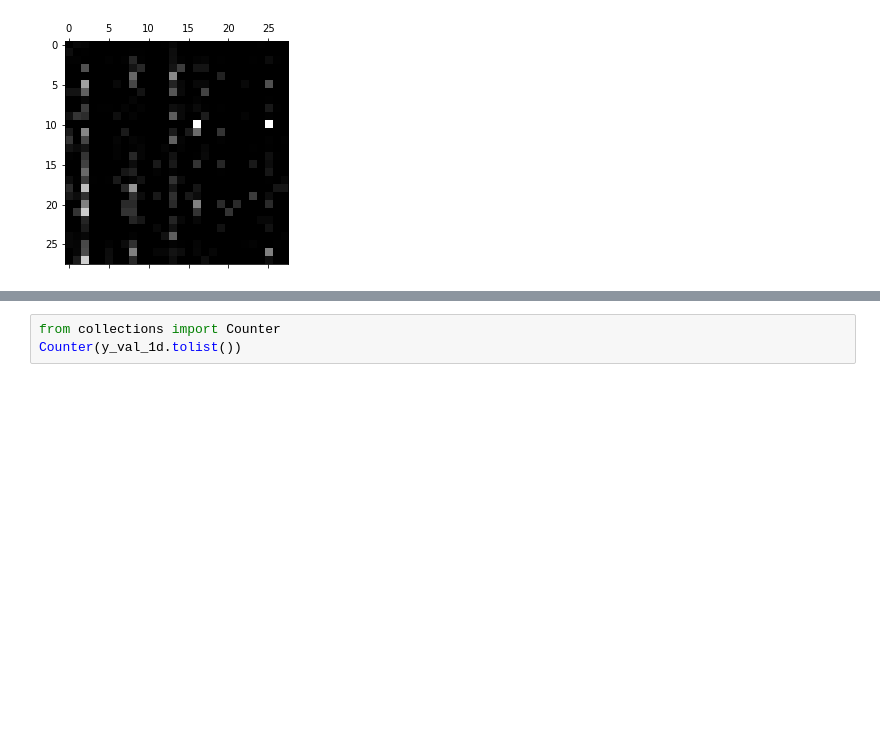
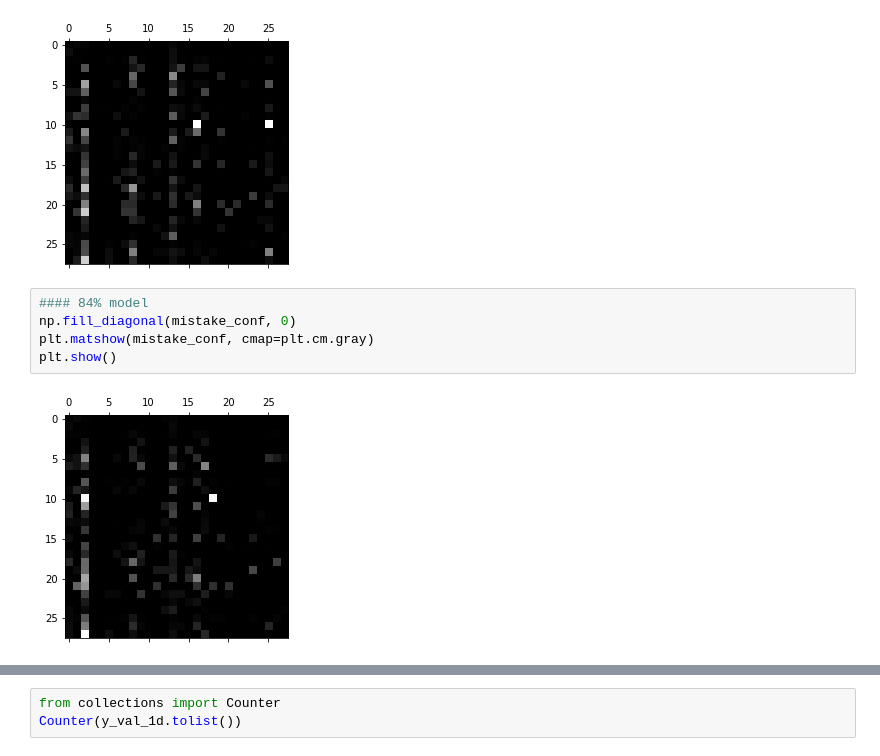
Before and after one commit to ChrisJtron/Marine_CNN, a Jupyter notebook: SpeciesConfusionMatrices.ipynb, the cells around one changed output, grey strips where cells are left out. Saved outputs shown, nothing was run; the diff lists cells and outputs as text; blank space fills up the shorter version.

Commit message:
3 species models make similar mistakes

```diff
--- a/SpeciesConfusionMatrices.ipynb
+++ b/SpeciesConfusionMatrices.ipynb
@@ -83,3 +67,10 @@ plt.show()
 ## 0's are second most common and have a high accuracy rate
 # %% [output]
 [figure]
+# %%
+#### 84% model
+np.fill_diagonal(mistake_conf, 0)
+plt.matshow(mistake_conf, cmap=plt.cm.gray)
+plt.show()
+# %% [output]
+[figure, added]
```
Also changed, not shown: parts of 26 cells of this notebook.
